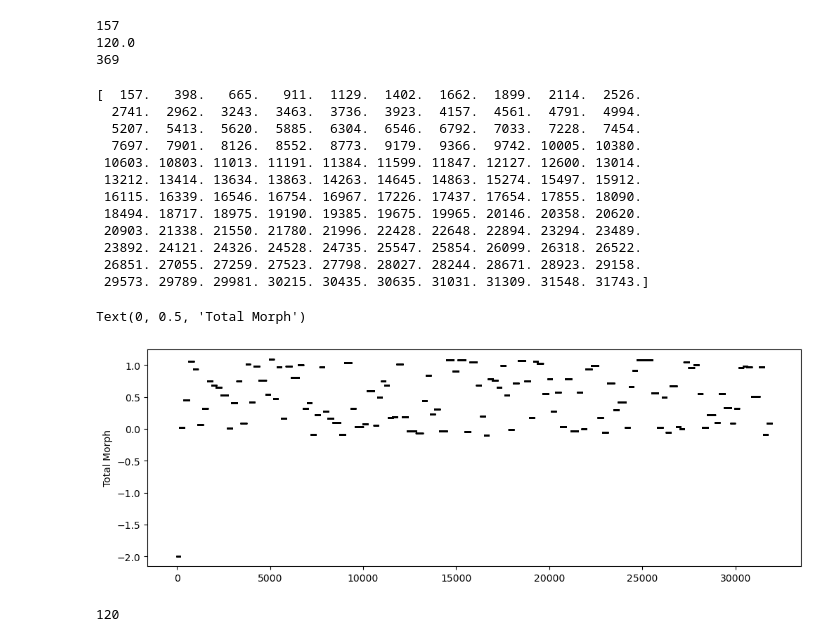
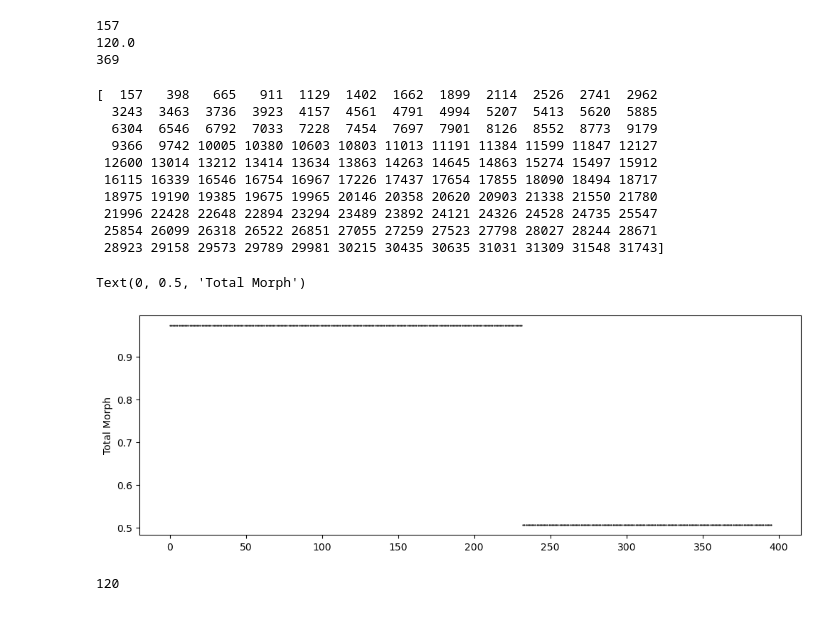
Before and after one commit to tarek-soubra/place-cell-project, a Jupyter notebook: explore.ipynb, the cells around one changed output. Drawn from its saved outputs; the diff is of its cells as text; code cells hidden in the pictures.

```diff
--- a/explore.ipynb
+++ b/explore.ipynb
@@ -214,41 +214,33 @@ print(myIndexp)
 120.0
 369
 # %%
-j = 0
-myIndices = np.zeros(120)
-for i in range(len(tstartData)):
-    if tstartData[i] == 1:
-        myIndices[j] = i
-        j+=1
+myIndices = np.where(tstartData)[0]
 print(myIndices)
-
-# myIndices1 = np.where()
 # %% [output]
-[  157.   398.   665.   911.  1129.  1402.  1662.  1899.  2114.  2526.
-  2741.  2962.  3243.  3463.  3736.  3923.  4157.  4561.  4791.  4994.
-  5207.  5413.  5620.  5885.  6304.  6546.  6792.  7033.  7228.  7454.
-  7697.  7901.  8126.  8552.  8773.  9179.  9366.  9742. 10005. 10380.
- 10603. 10803. 11013. 11191. 11384. 11599. 11847. 12127. 12600. 13014.
- 13212. 13414. 13634. 13863. 14263. 14645. 14863. 15274. 15497. 15912.
- 16115. 16339. 16546. 16754. 16967. 17226. 17437. 17654. 17855. 18090.
- 18494. 18717. 18975. 19190. 19385. 19675. 19965. 20146. 20358. 20620.
- 20903. 21338. 21550. 21780. 21996. 22428. 22648. 22894. 23294. 23489.
- 23892. 24121. 24326. 24528. 24735. 25547. 25854. 26099. 26318. 26522.
- 26851. 27055. 27259. 27523. 27798. 28027. 28244. 28671. 28923. 29158.
- 29573. 29789. 29981. 30215. 30435. 30635. 31031. 31309. 31548. 31743.]
+[  157   398   665   911  1129  1402  1662  1899  2114  2526  2741  2962
+  3243  3463  3736  3923  4157  4561  4791  4994  5207  5413  5620  5885
+  6304  6546  6792  7033  7228  7454  7697  7901  8126  8552  8773  9179
+  9366  9742 10005 10380 10603 10803 11013 11191 11384 11599 11847 12127
+ 12600 13014 13212 13414 13634 13863 14263 14645 14863 15274 15497 15912
+ 16115 16339 16546 16754 16967 17226 17437 17654 17855 18090 18494 18717
+ 18975 19190 19385 19675 19965 20146 20358 20620 20903 21338 21550 21780
+ 21996 22428 22648 22894 23294 23489 23892 24121 24326 24528 24735 25547
+ 25854 26099 26318 26522 26851 27055 27259 27523 27798 28027 28244 28671
+ 28923 29158 29573 29789 29981 30215 30435 30635 31031 31309 31548 31743]
 # %%
 morph = read_nwbfile.stimulus["morph"].data[()]
 wallJitter = read_nwbfile.stimulus["wallJitter"].data[()]
 
 totalMorph = morph + wallJitter
 
 fig, ax = plt.subplots(figsize=[12, 4])
 
-ax.plot(totalMorph, lw=0, marker=".", ms=1.5, color="k", alpha=0.8)
+il = 48;
+ax.plot(totalMorph[myIndices[-5]:myIndices[-4]], lw=0, marker=".", ms=1.5, color="k", alpha=0.8)
 ax.set_ylabel("Total Morph")
 # %% [output]
 Text(0, 0.5, 'Total Morph')
-[figure, old version]
+[figure, new version]
 # %%
 # How many unique values do we have for the total morph?
 uniqueVals, uniqueIndices, uniqueInv, uniqueCounts = np.unique(totalMorph, True, True, True)
```
Also changed, not shown: parts of 9 cells of this notebook.
